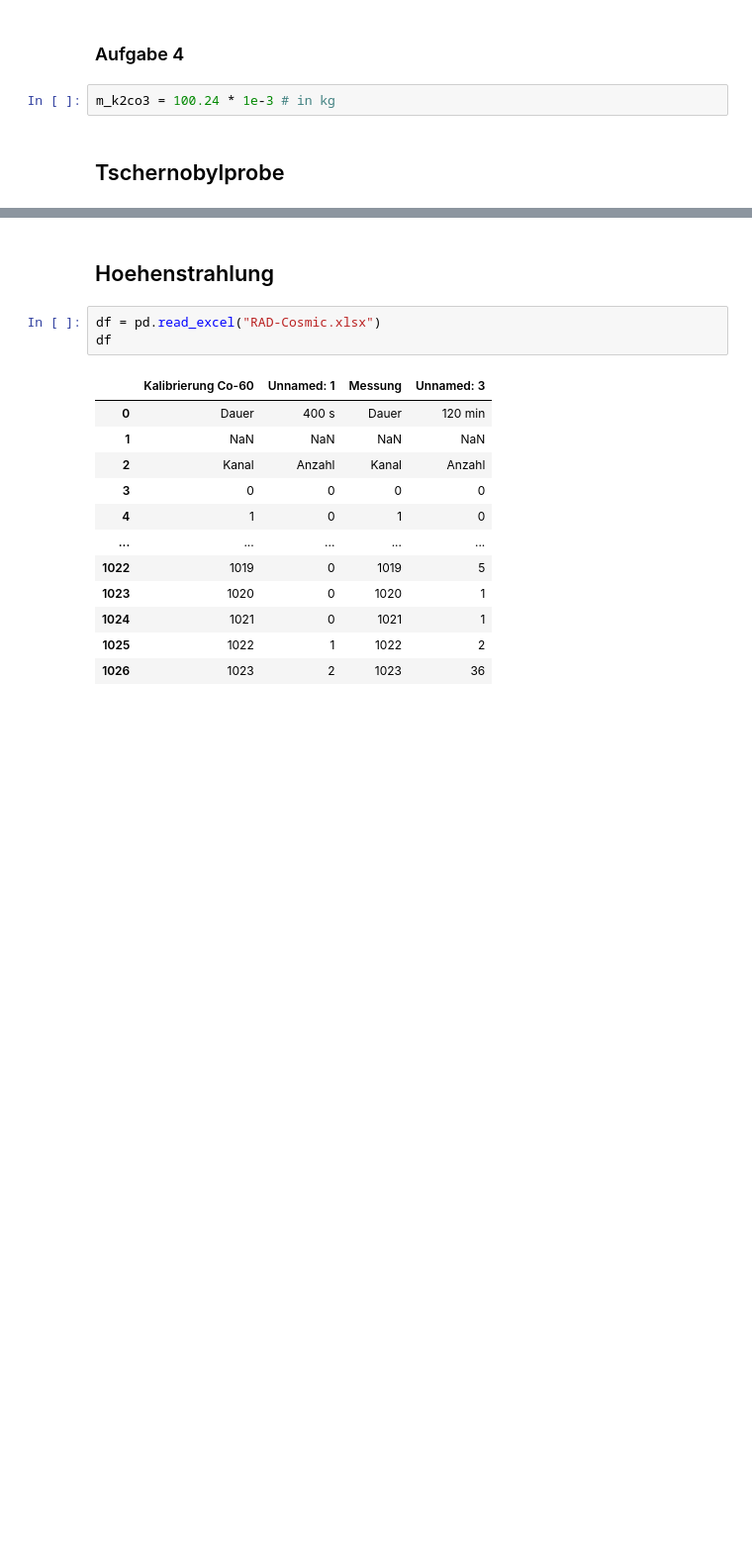
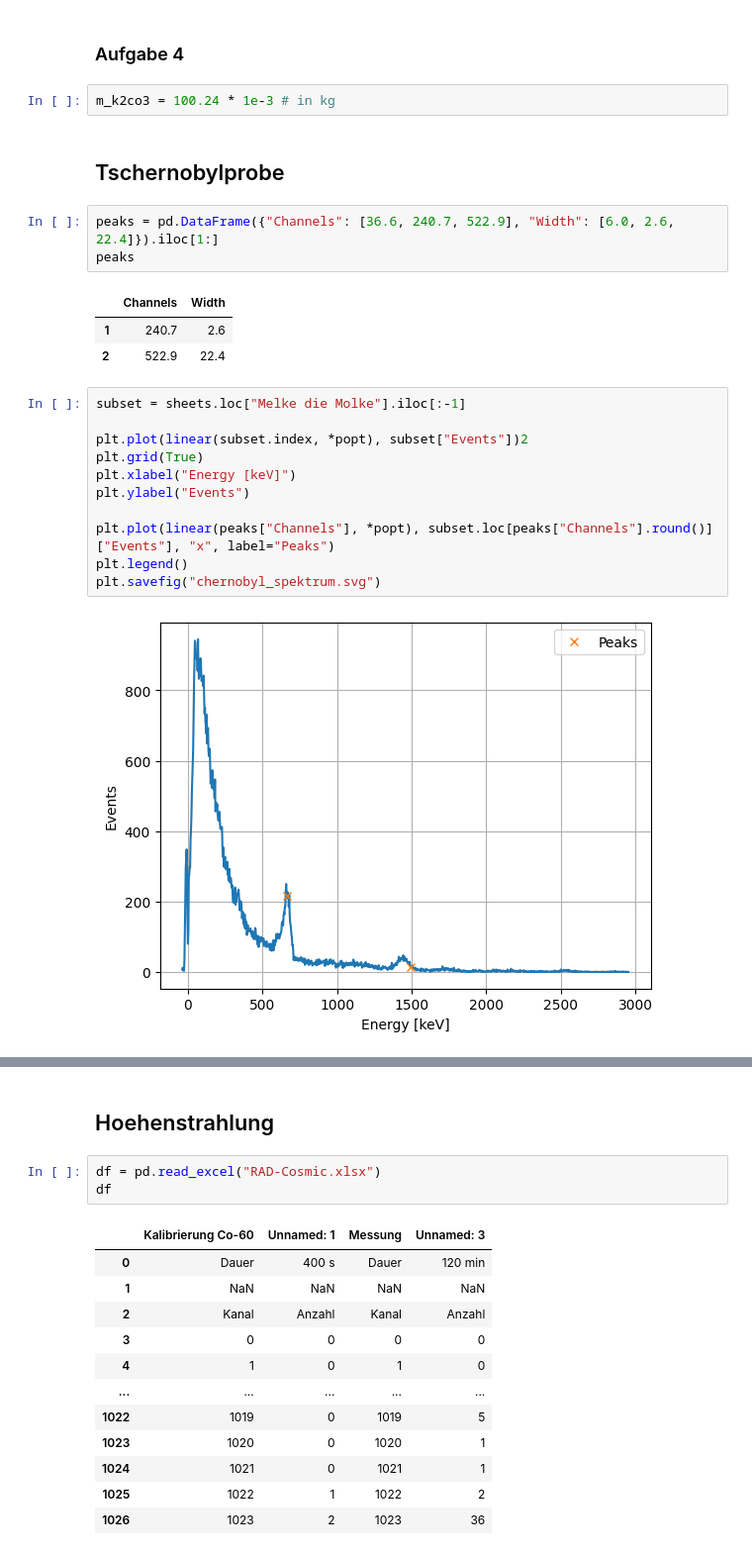
Before and after one commit to RombusBombus/AP3, a Jupyter notebook: RAD/RAD.ipynb, the cells around one changed output, grey strips where cells are left out. Shown: that part at 99% size. Drawn from its saved outputs; the diff is of its cells as text; blank space fills up the shorter version.

Commit message:
chernobyl

```diff
--- a/RAD/RAD.ipynb
+++ b/RAD/RAD.ipynb
@@ -222,3 +226,23 @@ np.int64(93)
 m_k2co3 = 100.24 * 1e-3 # in kg
 # %% [markdown]
 ## Tschernobylprobe
+# %%
+peaks = pd.DataFrame({"Channels": [36.6, 240.7, 522.9], "Width": [6.0, 2.6, 22.4]}).iloc[1:]
+peaks
+# %% [output]
+|  | Channels | Width |
+| 1 | 240.7 | 2.6 |
+| 2 | 522.9 | 22.4 |
+# %%
+subset = sheets.loc["Melke die Molke"].iloc[:-1]
+
+plt.plot(linear(subset.index, *popt), subset["Events"])2
+plt.grid(True)
+plt.xlabel("Energy [keV]")
+plt.ylabel("Events")
+
+plt.plot(linear(peaks["Channels"], *popt), subset.loc[peaks["Channels"].round()]["Events"], "x", label="Peaks")
+plt.legend()
+plt.savefig("chernobyl_spektrum.svg")
+# %% [output]
+[figure, added]
```
Also changed, not shown: parts of 5 cells of this notebook, 2 other files.
